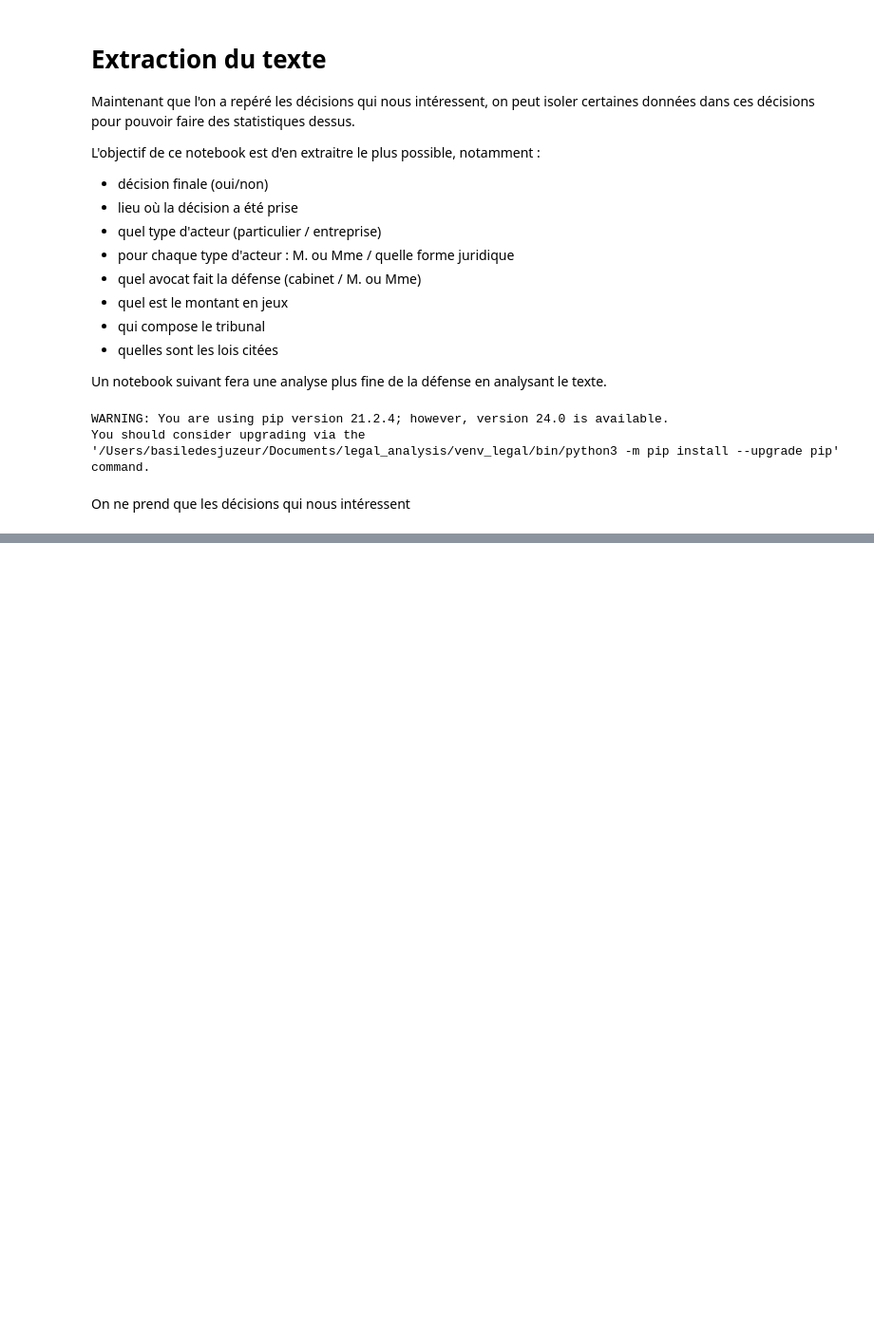
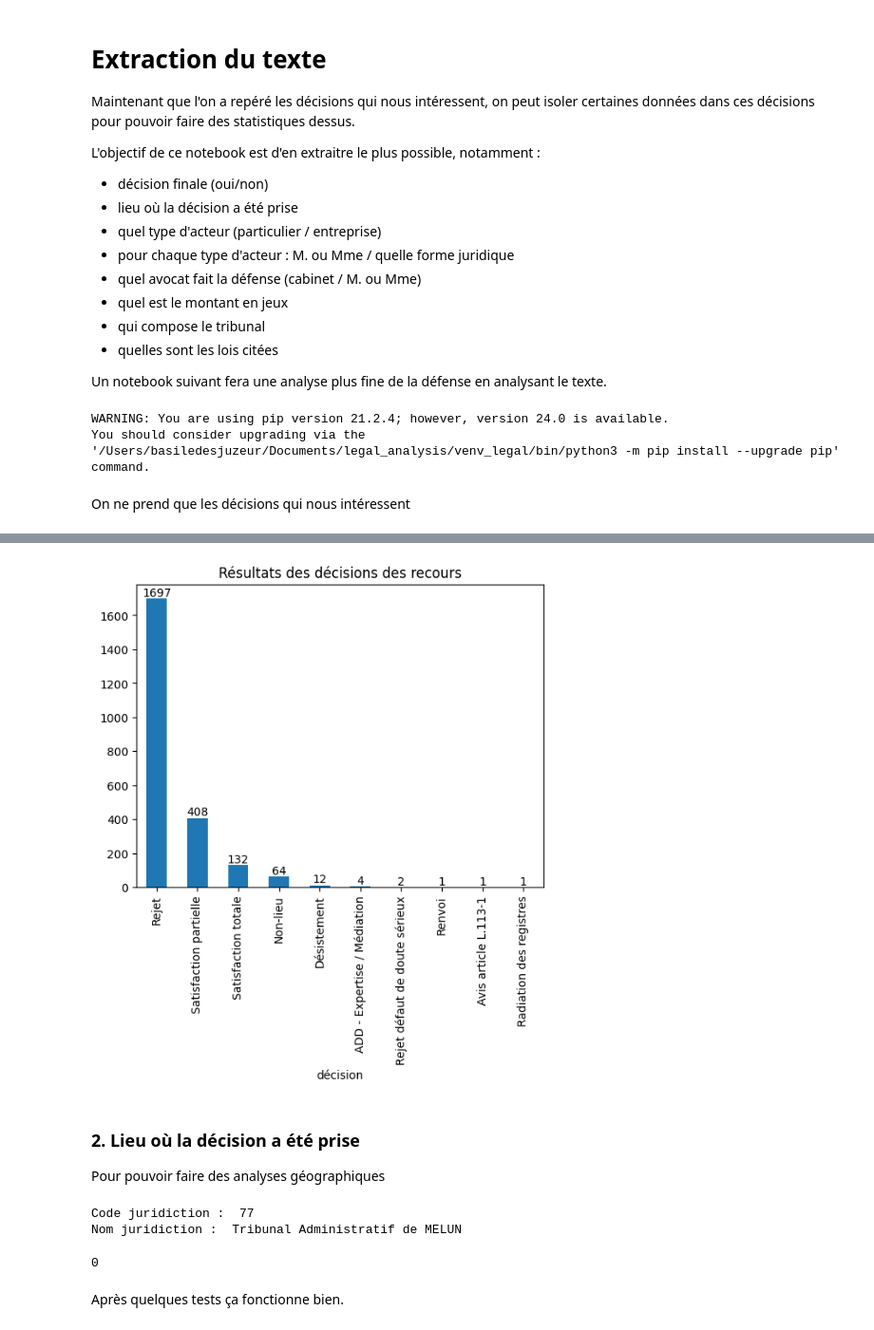
Before and after one commit to basile-desjuzeur/legal_analysis, a Jupyter notebook: notebooks/3. Parse data.ipynb, the cells around one changed output, grey strips where cells are left out. Shown: that part at 95% size. Drawn from its saved outputs; the diff is of its cells as text; code cells hidden in the pictures; blank space fills up the shorter version.

Commit message:
Graphe : Résultat des décisions des recours

```diff
--- a/notebooks/3. Parse data.ipynb
+++ b/notebooks/3. Parse data.ipynb
@@ -51,0 +60,23 @@ os.makedirs("../data/test", exist_ok=True):
+# %%
+# function to read and parse xml file
+def read_xml(file_path):
+    with open(file_path, 'r') as file:
+        xml_data = file.read()
+    return xml.dom.minidom.parseString(xml_data)
+
+# function to get the result of the recours with result of previous function
+def get_result(xml_data):
+    result = xml_data.getElementsByTagName('Solution')[0].firstChild.data
+    return result
+
+
+# read random file
+random = df.sample(1)
+
+print("Majoration : ", random['majoration'].values[0])
+
+# get result
+print("Décision : ",get_result(read_xml(random['path'].values[0])))
+
+# open file in vscode to check
+os.system(f'code {random["path"].values[0]}')
@@ -51,0 +89,4 @@ os.makedirs("../data/test", exist_ok=True):
+# %%
+df["décision"] = df["path"].apply(lambda x: get_result(read_xml(x)))
+
+df["décision"].value_counts()
@@ -51,0 +106,53 @@ os.makedirs("../data/test", exist_ok=True):
+# %%
+plot , ax = plt.subplots()
+
+ax = df["décision"].value_counts().plot(kind='bar', title='Résultats des décisions des recours')
+
+# display number of each bar
+for i in ax.patches:
+    ax.text(i.get_x() + i.get_width()/2, i.get_height(), i.get_height(), ha='center', va='bottom')
+
+plt.show()
+
+# save plot
+plot.savefig('../data/resultats_des_decisions.png')
+# %% [output]
+[figure, added]
+# %% [markdown]
+### 2. Lieu où la décision a été prise
+
+Pour pouvoir faire des analyses géographiques
+# %%
+def get_location(xml_data):
+
+    code_juridiction = xml_data.getElementsByTagName('Code_Juridiction')[0].firstChild.data #TA69
+
+    # keep only numbers
+    code = ''.join(filter(str.isdigit, code_juridiction)) #69
+
+    # nom juridiction
+    try :
+        nom_juridiction = xml_data.getElementsByTagName('Nom_Juridiction')[0].firstChild.data
+    except:
+        nom_juridiction = None
+
+    return code, nom_juridiction
+
+
+# read random file
+random = df.sample(1)
+
+# get result
+code, nom = get_location(read_xml(random['path'].values[0]))
+print("Code juridiction : ", code)
+print("Nom juridiction : ", nom)
+
+
+# open file in vscode to check
+os.system(f'code {random["path"].values[0]}')
+# %% [output]
+Code juridiction :  77
+Nom juridiction :  Tribunal Administratif de MELUN
+0
+# %% [markdown]
+Après quelques tests ça fonctionne bien.
```
Also changed, not shown: parts of 15 cells of this notebook, 1 other file.
